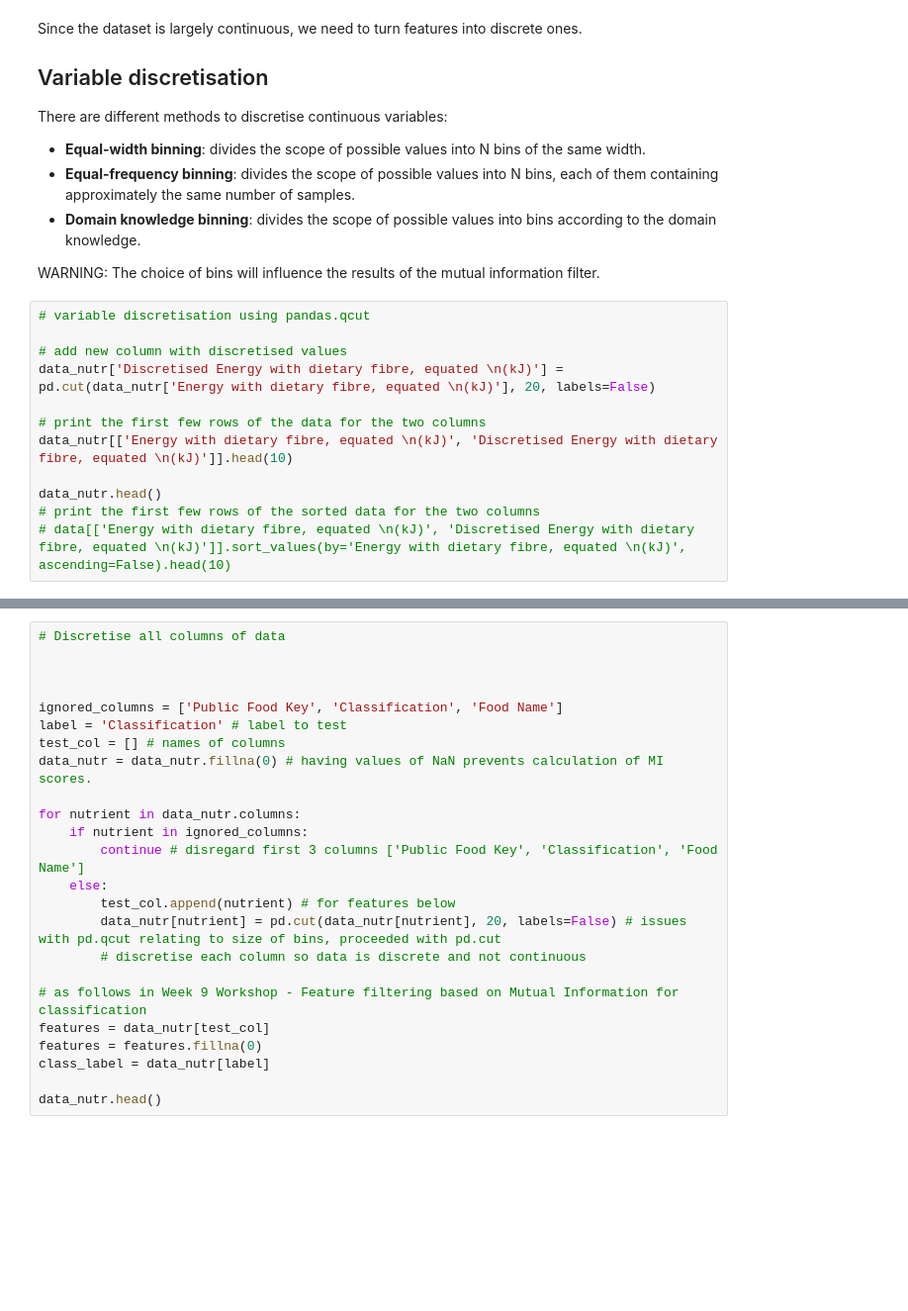
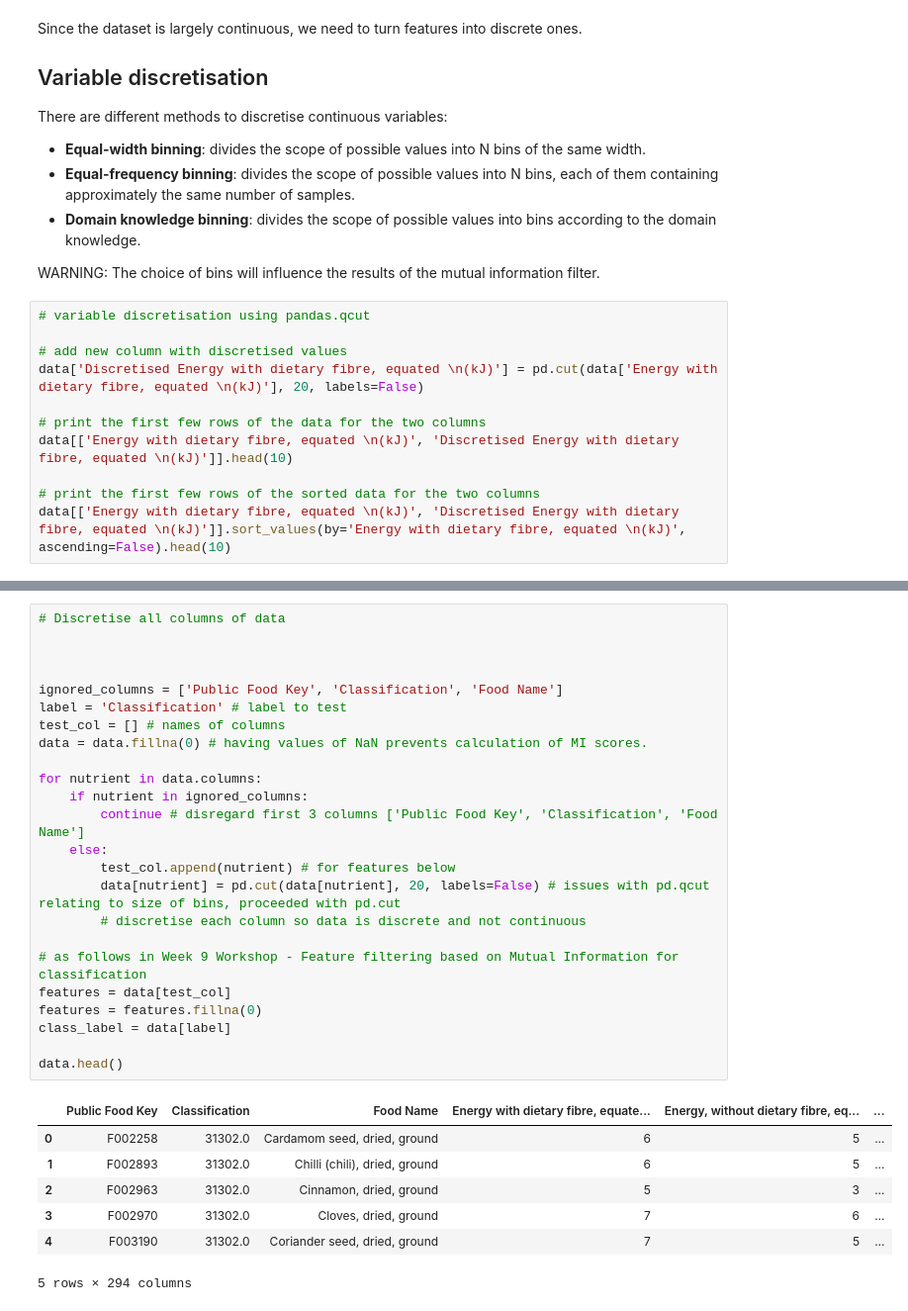
Before and after one commit to d4vidsha/food-groups-classification-model, a Jupyter notebook: src/mutual-information.ipynb, the cells around one changed output, grey strips where cells are left out. Shown at 99% size. Saved outputs shown, nothing was run; the diff lists cells and outputs as text; blank space fills up the shorter version.

```diff
--- a/src/mutual-information.ipynb
+++ b/src/mutual-information.ipynb
@@ -60,11 +67,10 @@ WARNING: The choice of bins will influence the results of the mutual information
 # variable discretisation using pandas.qcut
 
 # add new column with discretised values
-data_nutr['Discretised Energy with dietary fibre, equated \n(kJ)'] = pd.cut(data_nutr['Energy with dietary fibre, equated \n(kJ)'], 20, labels=False)
+data['Discretised Energy with dietary fibre, equated \n(kJ)'] = pd.cut(data['Energy with dietary fibre, equated \n(kJ)'], 20, labels=False)
 
 # print the first few rows of the data for the two columns
-data_nutr[['Energy with dietary fibre, equated \n(kJ)', 'Discretised Energy with dietary fibre, equated \n(kJ)']].head(10)
+data[['Energy with dietary fibre, equated \n(kJ)', 'Discretised Energy with dietary fibre, equated \n(kJ)']].head(10)
 
-data_nutr.head()
 # print the first few rows of the sorted data for the two columns
-# data[['Energy with dietary fibre, equated \n(kJ)', 'Discretised Energy with dietary fibre, equated \n(kJ)']].sort_values(by='Energy with dietary fibre, equated \n(kJ)', ascending=False).head(10)
+data[['Energy with dietary fibre, equated \n(kJ)', 'Discretised Energy with dietary fibre, equated \n(kJ)']].sort_values(by='Energy with dietary fibre, equated \n(kJ)', ascending=False).head(10)
@@ -71,27 +89,35 @@ data_nutr.head()
 # %%
 # Discretise all columns of data
 
 
 
 ignored_columns = ['Public Food Key', 'Classification', 'Food Name']
 label = 'Classification' # label to test
 test_col = [] # names of columns
-data_nutr = data_nutr.fillna(0) # having values of NaN prevents calculation of MI scores.
+data = data.fillna(0) # having values of NaN prevents calculation of MI scores.
 
-for nutrient in data_nutr.columns:
+for nutrient in data.columns:
     if nutrient in ignored_columns:
         continue # disregard first 3 columns ['Public Food Key', 'Classification', 'Food Name']
     else:
         test_col.append(nutrient) # for features below
-        data_nutr[nutrient] = pd.cut(data_nutr[nutrient], 20, labels=False) # issues with pd.qcut relating to size of bins, proceeded with pd.cut
+        data[nutrient] = pd.cut(data[nutrient], 20, labels=False) # issues with pd.qcut relating to size of bins, proceeded with pd.cut
         # discretise each column so data is discrete and not continuous
 
 # as follows in Week 9 Workshop - Feature filtering based on Mutual Information for classification
-features = data_nutr[test_col]
+features = data[test_col]
 features = features.fillna(0)
-class_label = data_nutr[label]
+class_label = data[label]
 
-data_nutr.head()
+data.head()
+# %% [output]
+|  | Public Food Key | Classification | Food Name | Energy with dietary fibre, equate... | Energy, without dietary fibre, eq... | ... |
+| 0 | F002258 | 31302.0 | Cardamom seed, dried, ground | 6 | 5 | ... |
+| 1 | F002893 | 31302.0 | Chilli (chili), dried, ground | 6 | 5 | ... |
+| 2 | F002963 | 31302.0 | Cinnamon, dried, ground | 5 | 3 | ... |
+| 3 | F002970 | 31302.0 | Cloves, dried, ground | 7 | 6 | ... |
+| 4 | F003190 | 31302.0 | Coriander seed, dried, ground | 7 | 5 | ... |
+5 rows × 294 columns
 # %%
 
 
```
Also changed, not shown: parts of 3 cells of this notebook, 1 other file.
